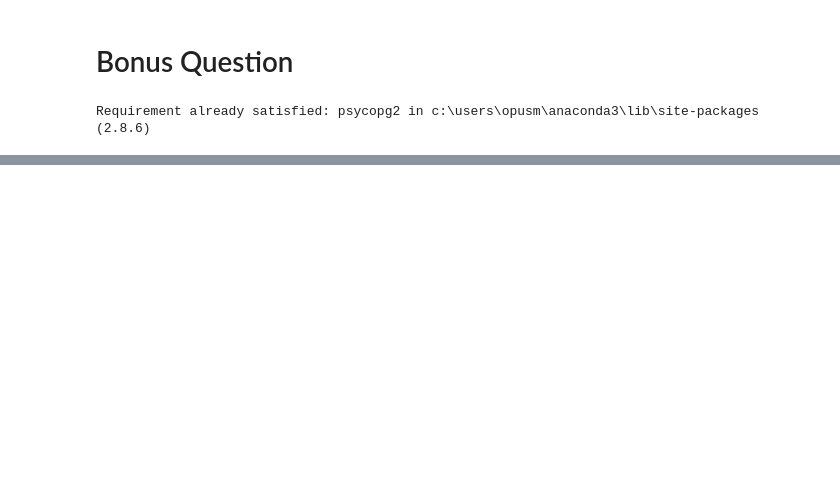
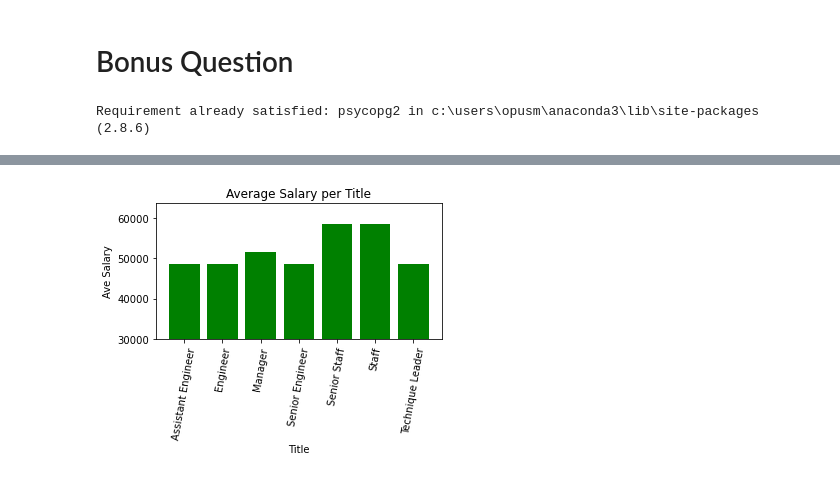
Before and after one commit to mgfrancis/sql-challenge, a Jupyter notebook: Case/employee.ipynb, the cells around one changed output, grey strips where cells are left out. Cells and saved outputs as stored; diff of their text form; code cells hidden in the pictures; blank space fills up the shorter version.

```diff
--- a/Case/employee.ipynb
+++ b/Case/employee.ipynb
@@ -43,0 +66,13 @@ pd.read_sql?
+# %%
+#build query for ave salaries by title
+ave_sal_title = pd.read_sql(
+("select t.title, round(AVG(salary),0) avg_salary "
+"from titles t "
+"inner join employees e "
+"on t.title_id = e.emp_title "
+"inner join salaries s "
+"on e.emp_no = s.emp_no "
+"group by t.title"),
+    connection)
+
+ave_sal_title
@@ -43,0 +88,24 @@ pd.read_sql?
+# %%
+#plot average salaries by title
+%matplotlib inline
+
+plt.figure(figsize=(5,4))
+
+x = ave_sal_title['title']
+y = ave_sal_title['avg_salary']
+
+plt.bar(x,y, color = 'g')
+plt.xticks(rotation=80)
+
+#set x/y limits
+plt.ylim(30000, max(ave_sal_title['avg_salary'])+5000)
+
+#set labels
+plt.title("Average Salary per Title")
+plt.xlabel("Title")
+plt.ylabel("Ave Salary")
+
+plt.tight_layout()
+plt.show()
+# %% [output]
+[figure, added]
```
Also changed, not shown: parts of 6 cells of this notebook.
